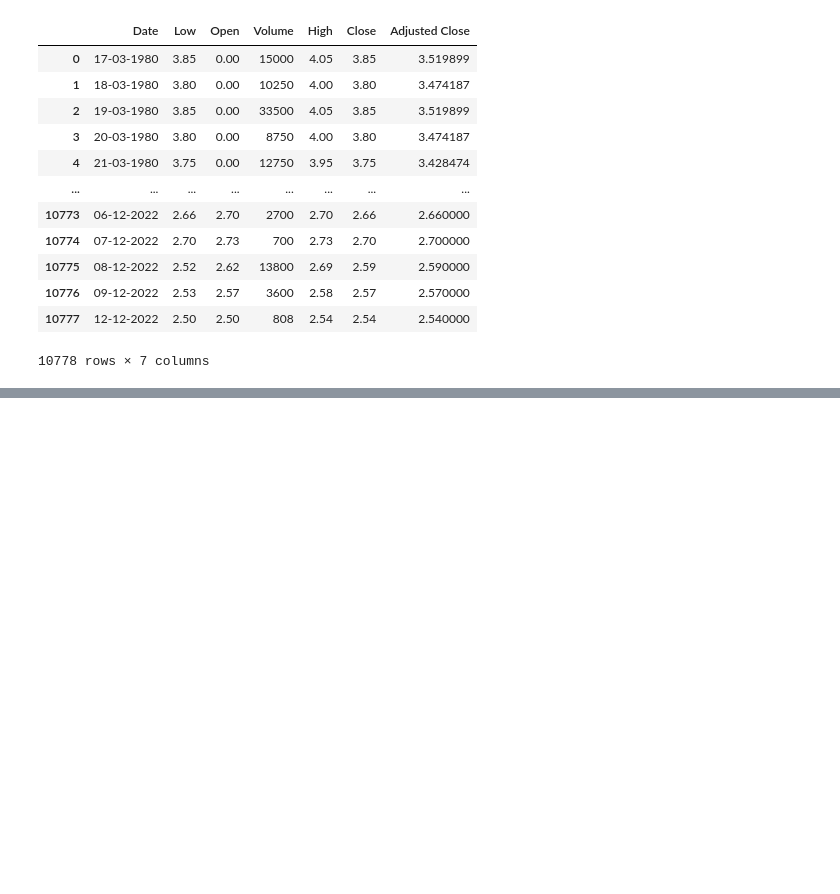
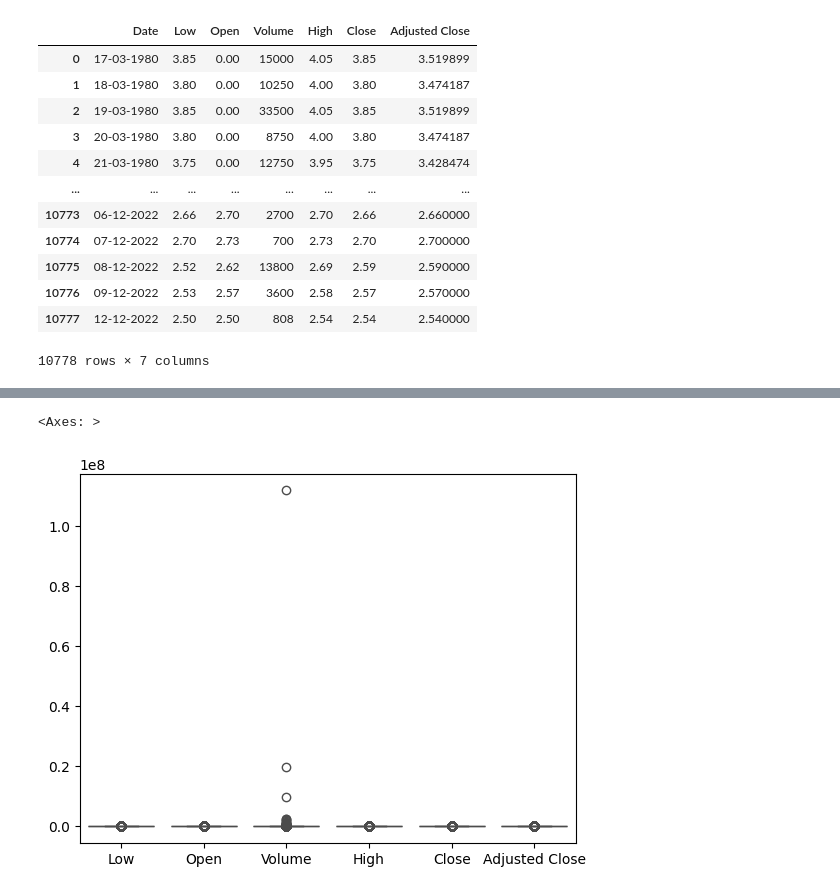
Before and after one commit to EdilbertoAntonio/ExploringDeepLearning, a Jupyter notebook: AAME.ipynb, the cells around one changed output, grey strips where cells are left out. Drawn from its saved outputs; the diff is of its cells as text; code cells hidden in the pictures; blank space fills up the shorter version.

```diff
--- a/AAME.ipynb
+++ b/AAME.ipynb
@@ -27,0 +69,5 @@ datos
+# %%
+sns.boxplot(numeric_data, palette = ['#FF7F00', '#FFFF32', '#32FF00', '#19B2FF', '#654CFF', '#E51932']) #vemos la distribución de los datos con un diagrama de caja y se observa que la columna 'Value' parece que tiene unos 3 valores muy atipicos
+# %% [output]
+<Axes: >
+[figure, added]
```
Also changed, not shown: parts of 23 cells of this notebook.
